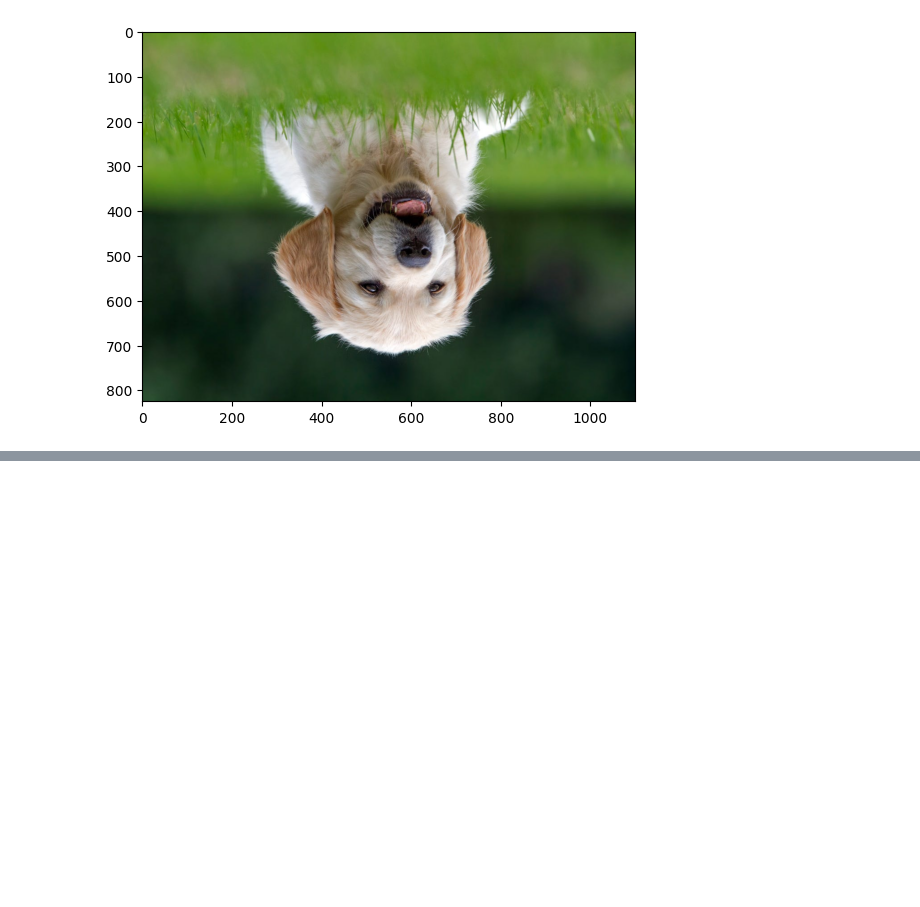
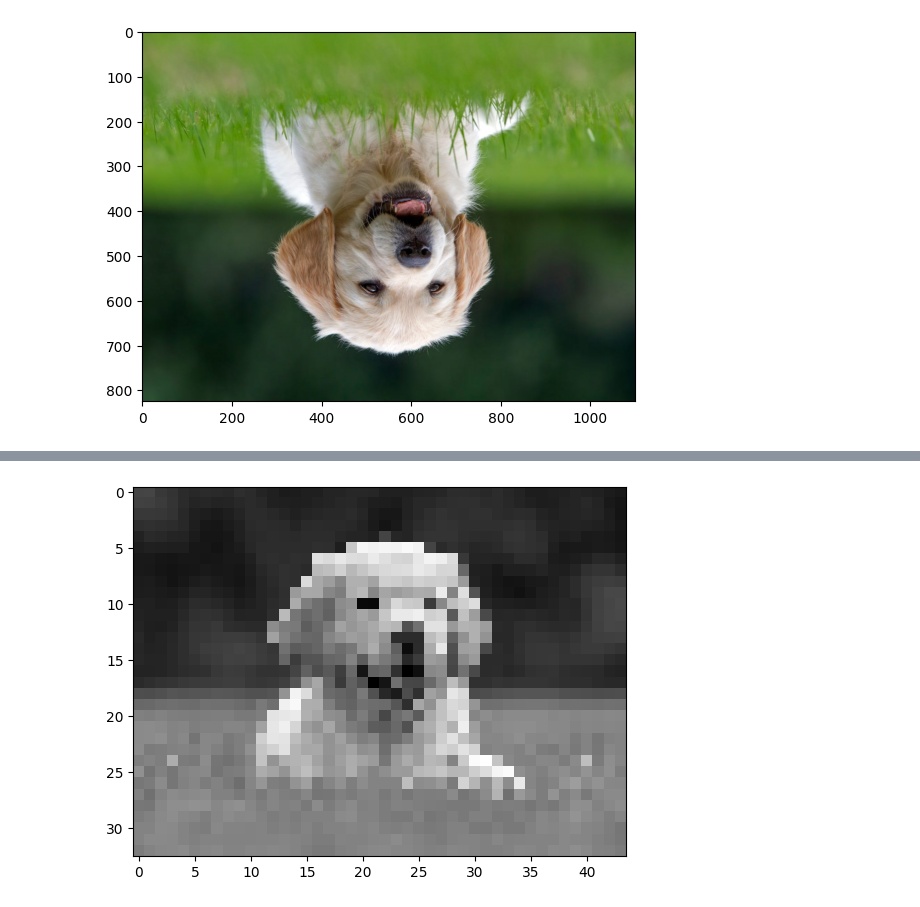
Before and after one commit to cmooredev/100daysofml, a Jupyter notebook: day1/numpy.ipynb, the cells around one changed output, grey strips where cells are left out. Cells and saved outputs as stored; diff of their text form; code cells hidden in the pictures; blank space fills up the shorter version.

Commit message:
update to use color image converted to grayscale to see the difference of having channels vs no channels

```diff
--- a/day1/numpy.ipynb
+++ b/day1/numpy.ipynb
@@ -115,0 +118,6 @@ Max value: 255
+# %%
+downscaled_image = grayscale_dog[::25, ::25]
+# %%
+display_image(downscaled_image, grayscale)
+# %% [output]
+[figure, added]
```
Also changed, not shown: parts of 2 cells of this notebook.
